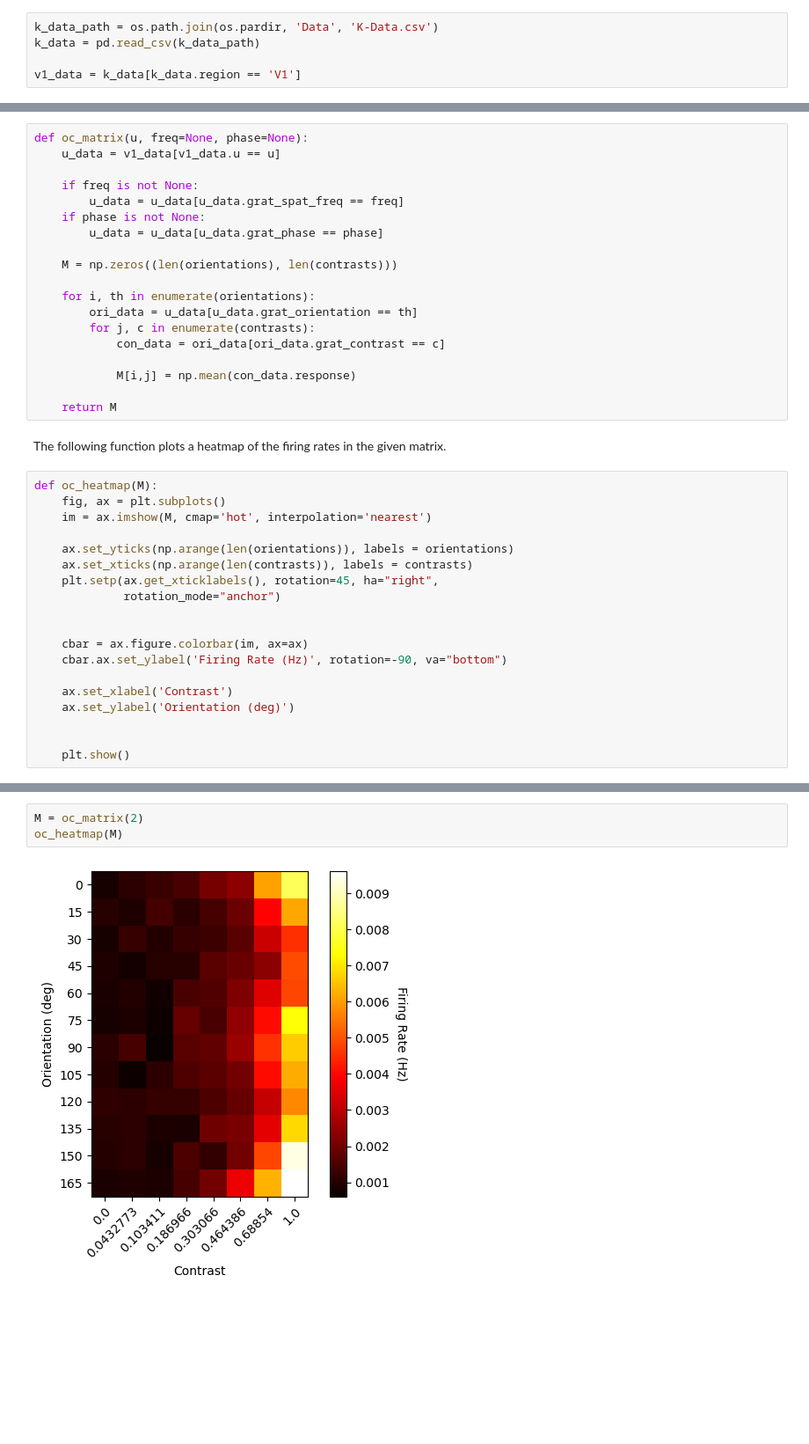
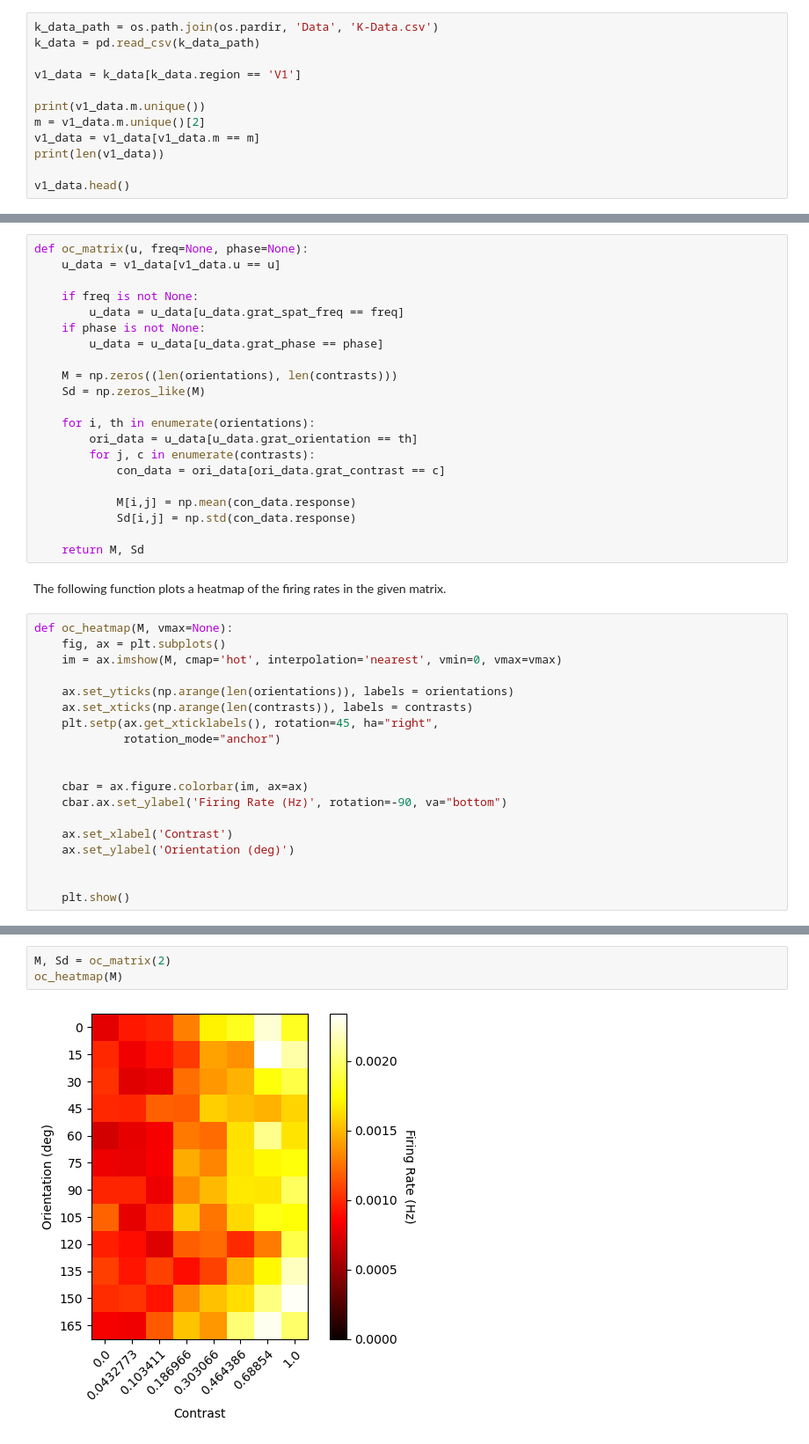
Before and after one commit to mhr36/Neural-Data-Analysis-2, a Jupyter notebook: Code/Contrast-Invariance.ipynb, the cells around one changed output, grey strips where cells are left out. Shown: that part at 88% size. Saved outputs shown, nothing was run; the diff lists cells and outputs as text; blank space fills up the shorter version.

```diff
--- a/Code/Contrast-Invariance.ipynb
+++ b/Code/Contrast-Invariance.ipynb
@@ -8,4 +8,11 @@ k_data_path = os.path.join(os.pardir, 'Data', 'K-Data.csv')
 k_data = pd.read_csv(k_data_path)
 
 v1_data = k_data[k_data.region == 'V1']
+
+print(v1_data.m.unique())
+m = v1_data.m.unique()[2]
+v1_data = v1_data[v1_data.m == m]
+print(len(v1_data))
+
+v1_data.head()
 # %% [output]
@@ -43,6 +44,7 @@ def oc_matrix(u, freq=None, phase=None):
         u_data = u_data[u_data.grat_phase == phase]
 
     M = np.zeros((len(orientations), len(contrasts)))
+    Sd = np.zeros_like(M)
 
     for i, th in enumerate(orientations):
         ori_data = u_data[u_data.grat_orientation == th]
@@ -50,14 +52,15 @@ def oc_matrix(u, freq=None, phase=None):
             con_data = ori_data[ori_data.grat_contrast == c]
 
             M[i,j] = np.mean(con_data.response)
+            Sd[i,j] = np.std(con_data.response)
 
-    return M
+    return M, Sd
 # %% [markdown]
 The following function plots a heatmap of the firing rates in the given matrix.
 # %%
-def oc_heatmap(M):
+def oc_heatmap(M, vmax=None):
     fig, ax = plt.subplots()
-    im = ax.imshow(M, cmap='hot', interpolation='nearest')
+    im = ax.imshow(M, cmap='hot', interpolation='nearest', vmin=0, vmax=vmax)
 
     ax.set_yticks(np.arange(len(orientations)), labels = orientations)
     ax.set_xticks(np.arange(len(contrasts)), labels = contrasts)
@@ -76,5 +81,5 @@ def oc_heatmap(M):
 # %%
-M = oc_matrix(2)
+M, Sd = oc_matrix(2)
 oc_heatmap(M)
 # %% [output]
-[figure, old version]
+[figure, new version]
```
Also changed, not shown: parts of 10 cells of this notebook.
